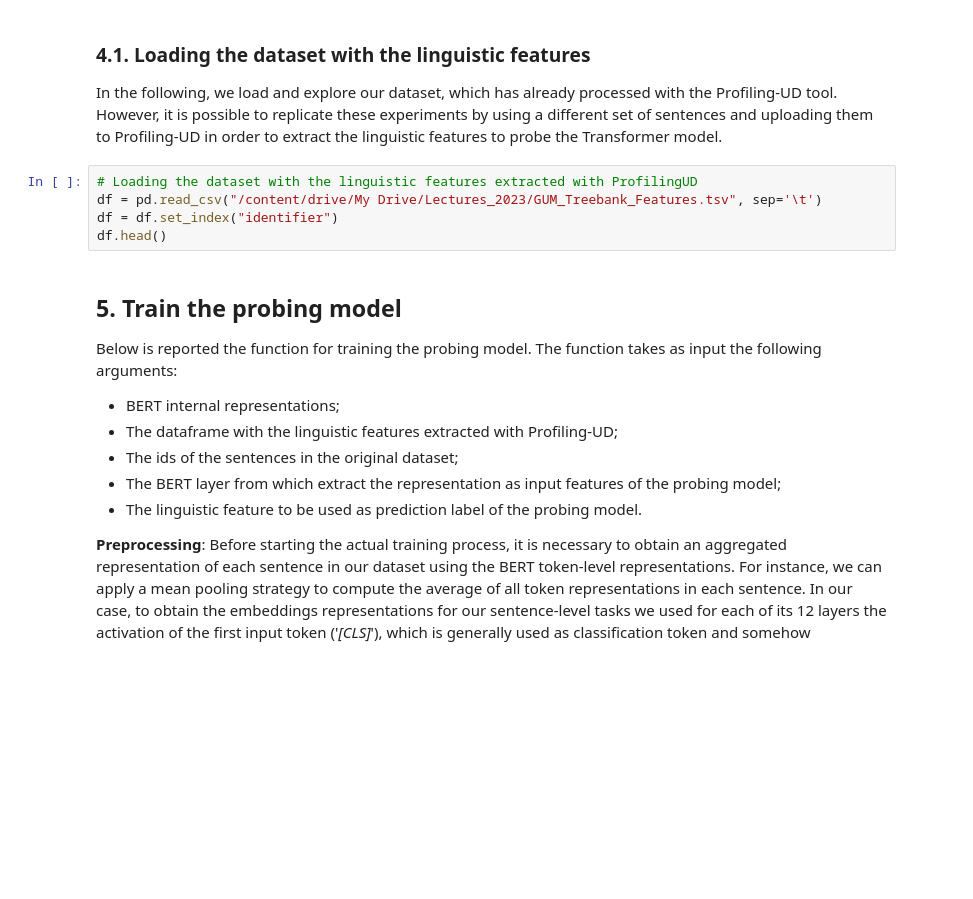
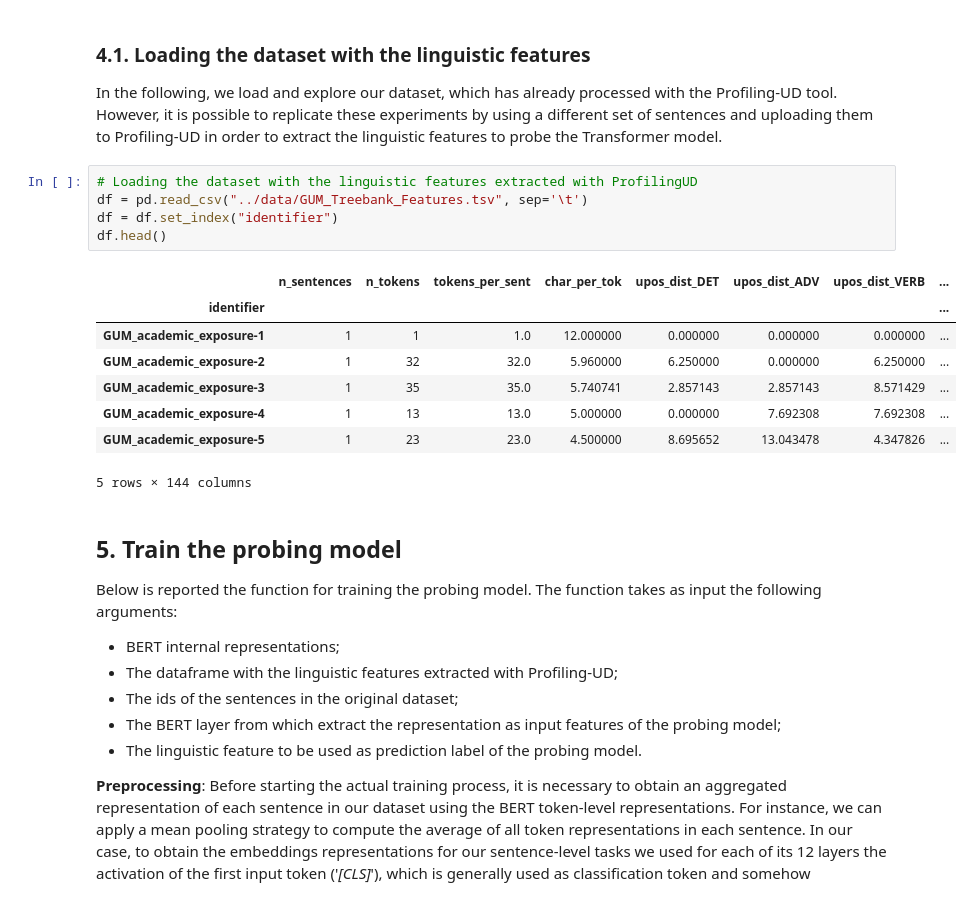
Before and after one commit to gsarti/lcl23-xnlm-lab, a Jupyter notebook: notebooks/1.2_Probing.ipynb, the cells around one changed output. Cells and saved outputs as stored; diff of their text form; blank space fills up the shorter version.

```diff
--- a/notebooks/1.2_Probing.ipynb
+++ b/notebooks/1.2_Probing.ipynb
@@ -198,9 +243,18 @@ Profiling-UD is available at the following link: http://linguistic-profiling.ita
 In the following, we load and explore our dataset, which has already processed with the Profiling-UD tool. However, it is possible to replicate these experiments by using a different set of sentences and uploading them to Profiling-UD in order to extract the linguistic features to probe the Transformer model.
 # %%
 # Loading the dataset with the linguistic features extracted with ProfilingUD
-df = pd.read_csv("/content/drive/My Drive/Lectures_2023/GUM_Treebank_Features.tsv", sep='\t')
+df = pd.read_csv("../data/GUM_Treebank_Features.tsv", sep='\t')
 df = df.set_index("identifier")
 df.head()
+# %% [output]
+|  | n_sentences | n_tokens | tokens_per_sent | char_per_tok | upos_dist_DET | upos_dist_ADV | upos_dist_VERB | ... |
+| identifier |  |  |  |  |  |  |  | ... |
+| GUM_academic_exposure-1 | 1 | 1 | 1.0 | 12.000000 | 0.000000 | 0.000000 | 0.000000 | ... |
+| GUM_academic_exposure-2 | 1 | 32 | 32.0 | 5.960000 | 6.250000 | 0.000000 | 6.250000 | ... |
+| GUM_academic_exposure-3 | 1 | 35 | 35.0 | 5.740741 | 2.857143 | 2.857143 | 8.571429 | ... |
+| GUM_academic_exposure-4 | 1 | 13 | 13.0 | 5.000000 | 0.000000 | 7.692308 | 7.692308 | ... |
+| GUM_academic_exposure-5 | 1 | 23 | 23.0 | 4.500000 | 8.695652 | 13.043478 | 4.347826 | ... |
+5 rows × 144 columns
 # %% [markdown]
 ## **5. Train the probing model**
 
```
Also changed, not shown: parts of 10 cells of this notebook.
